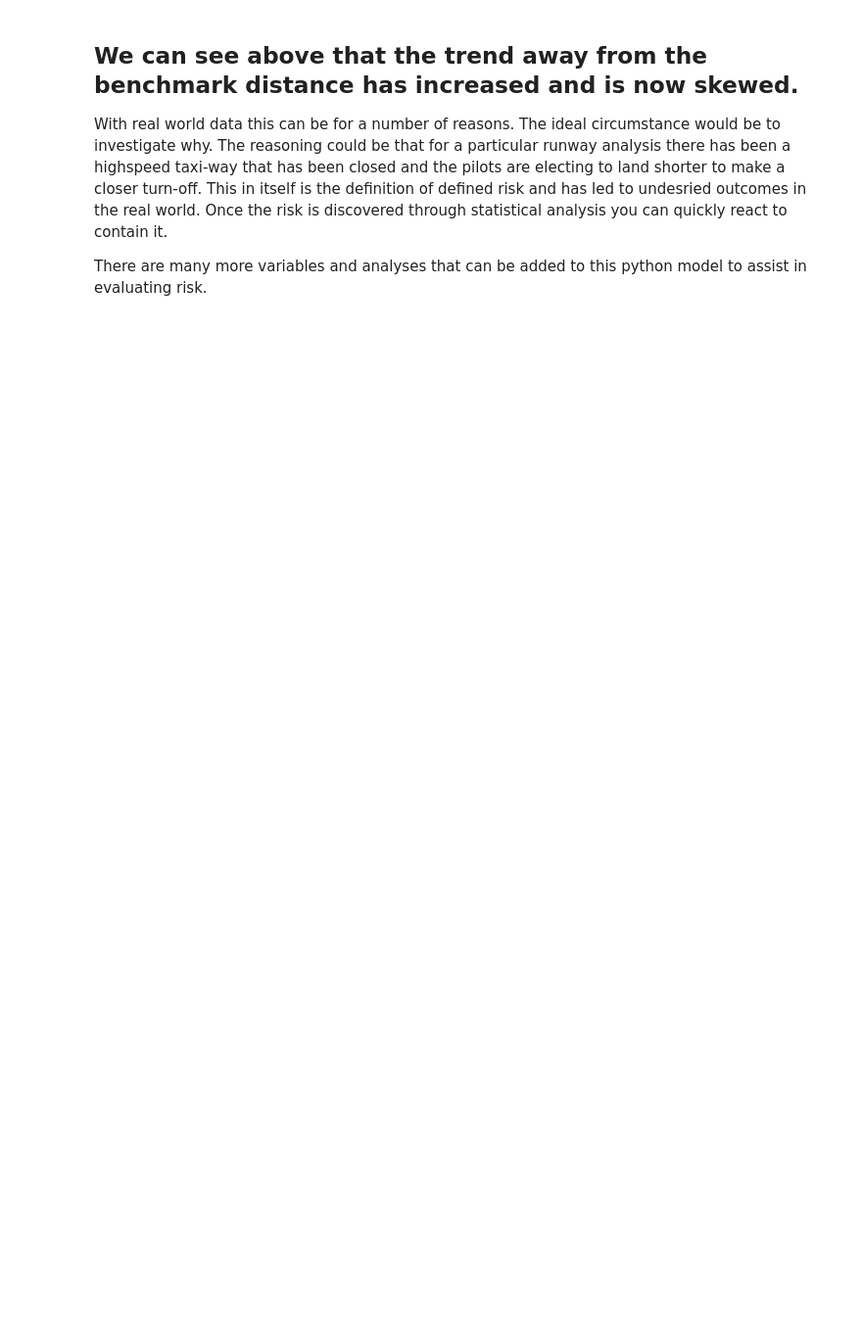
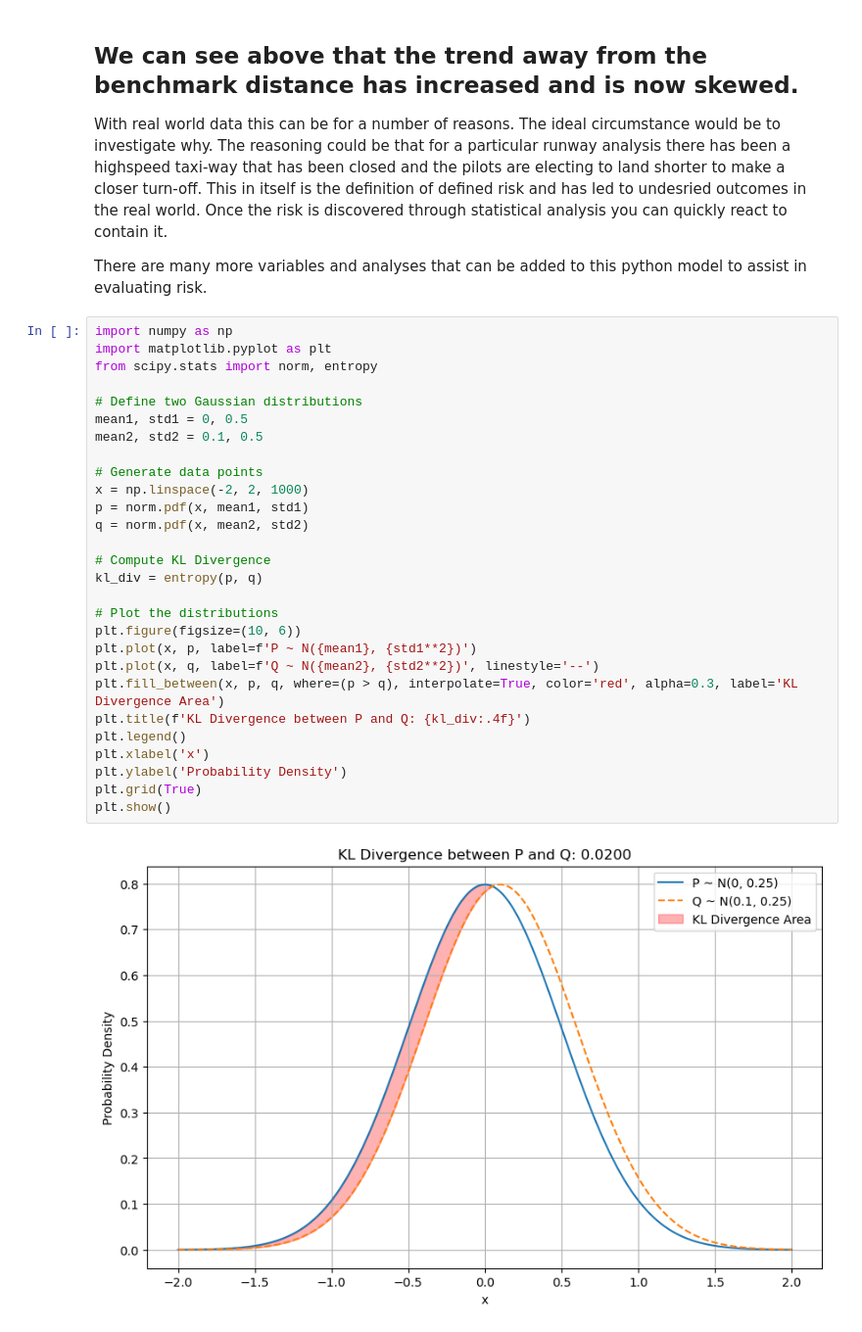
Before and after one commit to ikeshare192/Using-Python-to-Evaluate-Risk-in-Commercial-Avaition-Operations, a Jupyter notebook: Commercial Aviation Risk Model.ipynb, the cells around one changed output. Shown at 98% size. Saved outputs shown, nothing was run; the diff lists cells and outputs as text; blank space fills up the shorter version.

```diff
--- a/Commercial Aviation Risk Model.ipynb
+++ b/Commercial Aviation Risk Model.ipynb
@@ -216,3 +270,33 @@ print(f' The mean of the second data set further offsets the mean of the benchma
 With real world data this can be for a number of reasons.  The ideal circumstance would be to investigate why.  The reasoning could be that for a particular runway analysis there has been a highspeed taxi-way that has been closed and the pilots are electing to land shorter to make a closer turn-off.  This in itself is the definition of defined risk and has led to undesried outcomes in the real world.  Once the risk is discovered through statistical analysis you can quickly react to contain it.
 
 There are many more variables and analyses that can be added to this python model to assist in evaluating risk.
+# %%
+import numpy as np
+import matplotlib.pyplot as plt
+from scipy.stats import norm, entropy
+
+# Define two Gaussian distributions
+mean1, std1 = 0, 0.5
+mean2, std2 = 0.1, 0.5
+
+# Generate data points
+x = np.linspace(-2, 2, 1000)
+p = norm.pdf(x, mean1, std1)
+q = norm.pdf(x, mean2, std2)
+
+# Compute KL Divergence
+kl_div = entropy(p, q)
+
+# Plot the distributions
+plt.figure(figsize=(10, 6))
+plt.plot(x, p, label=f'P ~ N({mean1}, {std1**2})')
+plt.plot(x, q, label=f'Q ~ N({mean2}, {std2**2})', linestyle='--')
+plt.fill_between(x, p, q, where=(p > q), interpolate=True, color='red', alpha=0.3, label='KL Divergence Area')
+plt.title(f'KL Divergence between P and Q: {kl_div:.4f}')
+plt.legend()
+plt.xlabel('x')
+plt.ylabel('Probability Density')
+plt.grid(True)
+plt.show()
+# %% [output]
+[figure, added]
```
Also changed, not shown: parts of 10 cells of this notebook.
